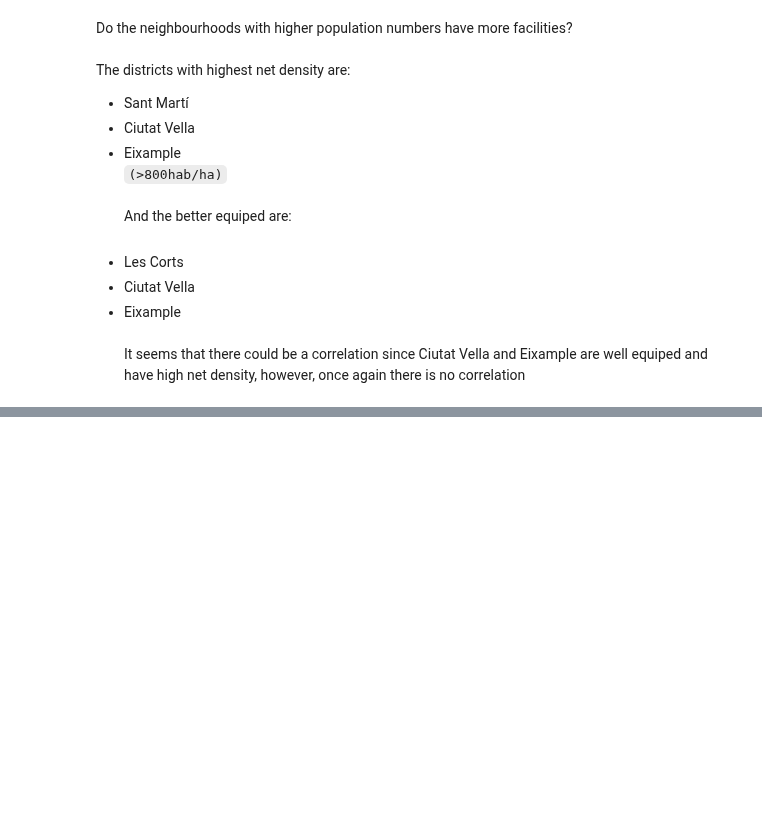
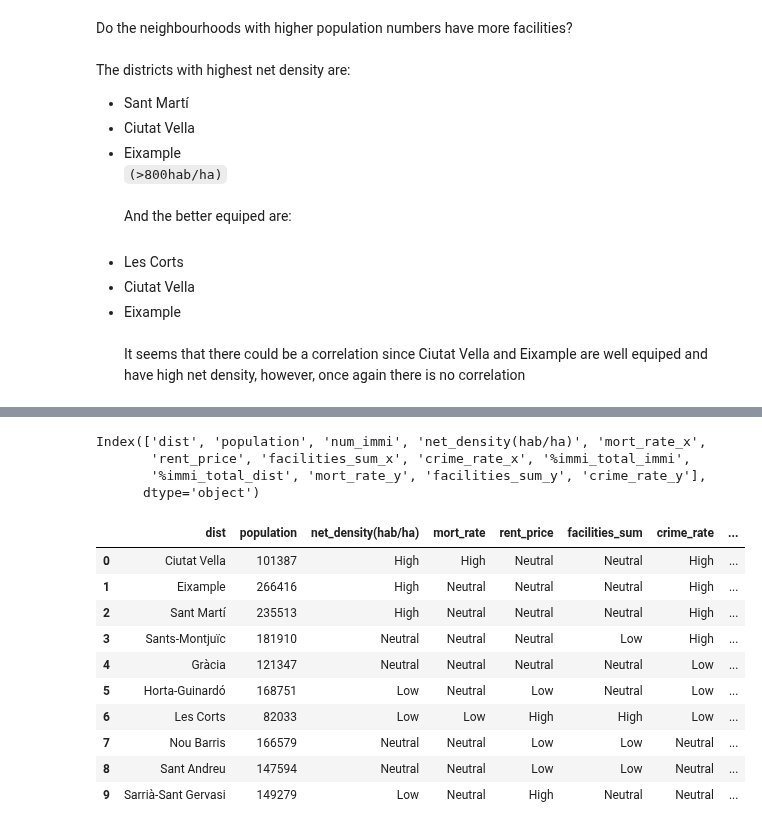
Before and after one commit to ta-data-bcn/Project-Week-2-Barcelona, a Jupyter notebook: your-project/District_quality-analysis.ipynb, the cells around one changed output, grey strips where cells are left out. Drawn from its saved outputs; the diff is of its cells as text; code cells hidden in the pictures; blank space fills up the shorter version.

```diff
--- a/your-project/District_quality-analysis.ipynb
+++ b/your-project/District_quality-analysis.ipynb
@@ -689,0 +741,20 @@ It seems that there could be a correlation since Ciutat Vella and Eixample are w
+# %%
+choices = ['High', 'Neutral']
+
+#crime_rate
+conditions = [(immigrants.crime_rate >= 100), ((immigrants.crime_rate < 100) & (immigrants.crime_rate > 50))]
+
+
+#facilities_sum
+conditions2 = [(immigrants.facilities_sum >=0.5 ), ((immigrants.facilities_sum < 0.5) & (immigrants.facilities_sum >0.2))]
+
+#mort_rate
+conditions3 = [(immigrants.mort_rate >= 900), ((immigrants.mort_rate < 900) & (immigrants.mort_rate > 700))]
+
+
+
+immigrants.crime_rate = np.select(conditions, choices, default='Low')
+
+immigrants.facilities_sum = np.select(conditions2, choices, default='Low')
+
+immigrants.mort_rate = np.select(conditions3, choices, default='Low')
@@ -689,0 +775,2 @@ It seems that there could be a correlation since Ciutat Vella and Eixample are w
+# %%
+immipop = pd.merge(Population,immigrants, how="right", on="dist")
@@ -689,0 +786,27 @@ It seems that there could be a correlation since Ciutat Vella and Eixample are w
+# %%
+immipop.columns
+# %% [output]
+Index(['dist', 'population', 'num_immi', 'net_density(hab/ha)', 'mort_rate_x',
+       'rent_price', 'facilities_sum_x', 'crime_rate_x', '%immi_total_immi',
+       '%immi_total_dist', 'mort_rate_y', 'facilities_sum_y', 'crime_rate_y'],
+      dtype='object')
+# %%
+immipop=immipop.drop(['num_immi'],axis=1)
+# %%
+immipop.columns=['dist', 'population', 'num_immi', 'net_density(hab/ha)', 'mort_rate',
+       'rent_price', 'facilities_sum', 'crime_rate', '%immi_total_immi',
+       '%immi_total_dist']
+# %%
+immipop
+# %% [output]
+|  | dist | population | net_density(hab/ha) | mort_rate | rent_price | facilities_sum | crime_rate | ... |
+| 0 | Ciutat Vella | 101387 | High | High | Neutral | Neutral | High | ... |
+| 1 | Eixample | 266416 | High | Neutral | Neutral | Neutral | High | ... |
+| 2 | Sant Martí | 235513 | High | Neutral | Neutral | Neutral | High | ... |
+| 3 | Sants-Montjuïc | 181910 | Neutral | Neutral | Neutral | Low | High | ... |
+| 4 | Gràcia | 121347 | Neutral | Neutral | Neutral | Neutral | Low | ... |
+| 5 | Horta-Guinardó | 168751 | Low | Neutral | Low | Neutral | Low | ... |
+| 6 | Les Corts | 82033 | Low | Low | High | High | Low | ... |
+| 7 | Nou Barris | 166579 | Neutral | Neutral | Low | Low | Neutral | ... |
+| 8 | Sant Andreu | 147594 | Neutral | Neutral | Low | Low | Neutral | ... |
+| 9 | Sarrià-Sant Gervasi | 149279 | Low | Neutral | High | Neutral | Neutral | ... |
```
Also changed, not shown: parts of 10 cells of this notebook.
